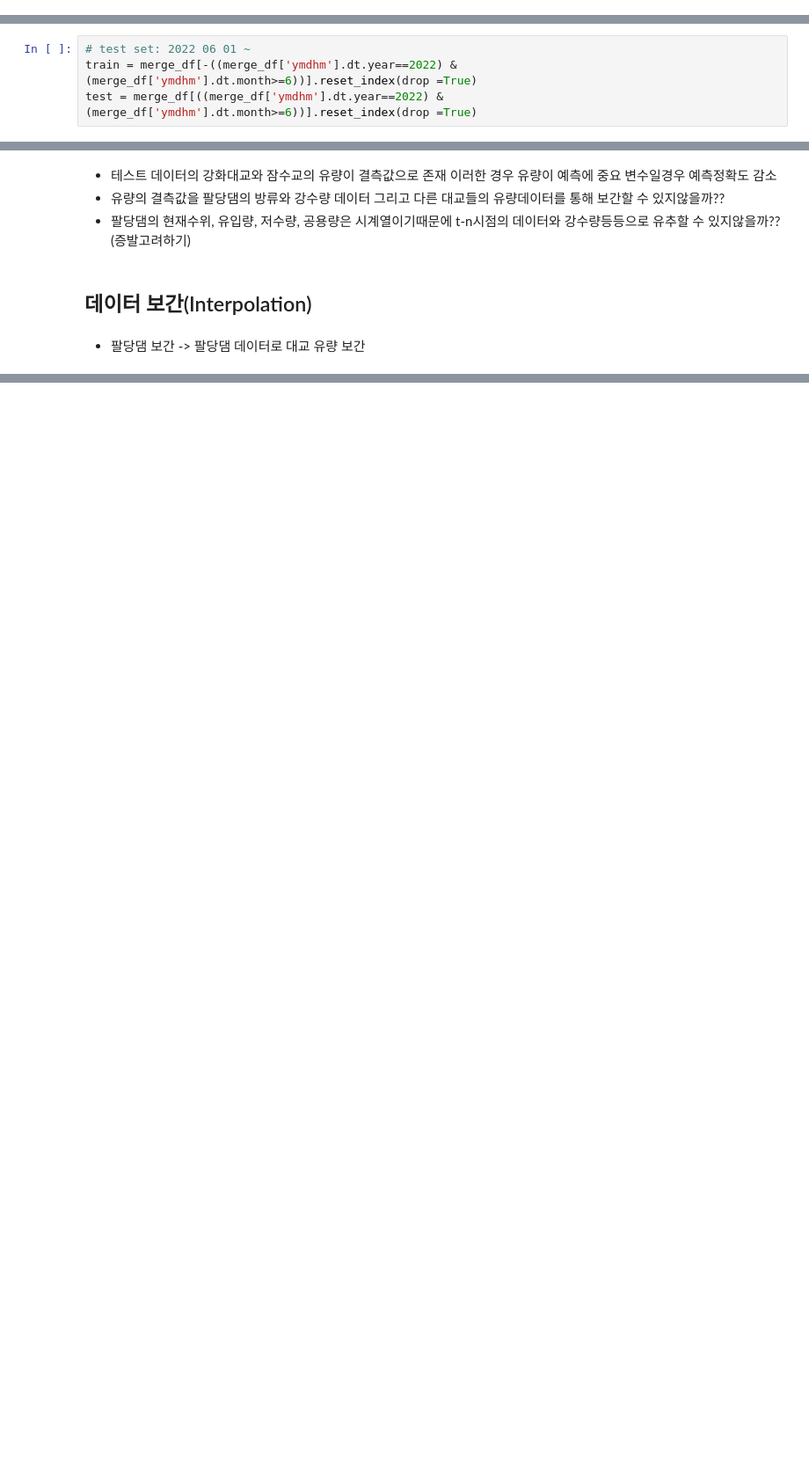
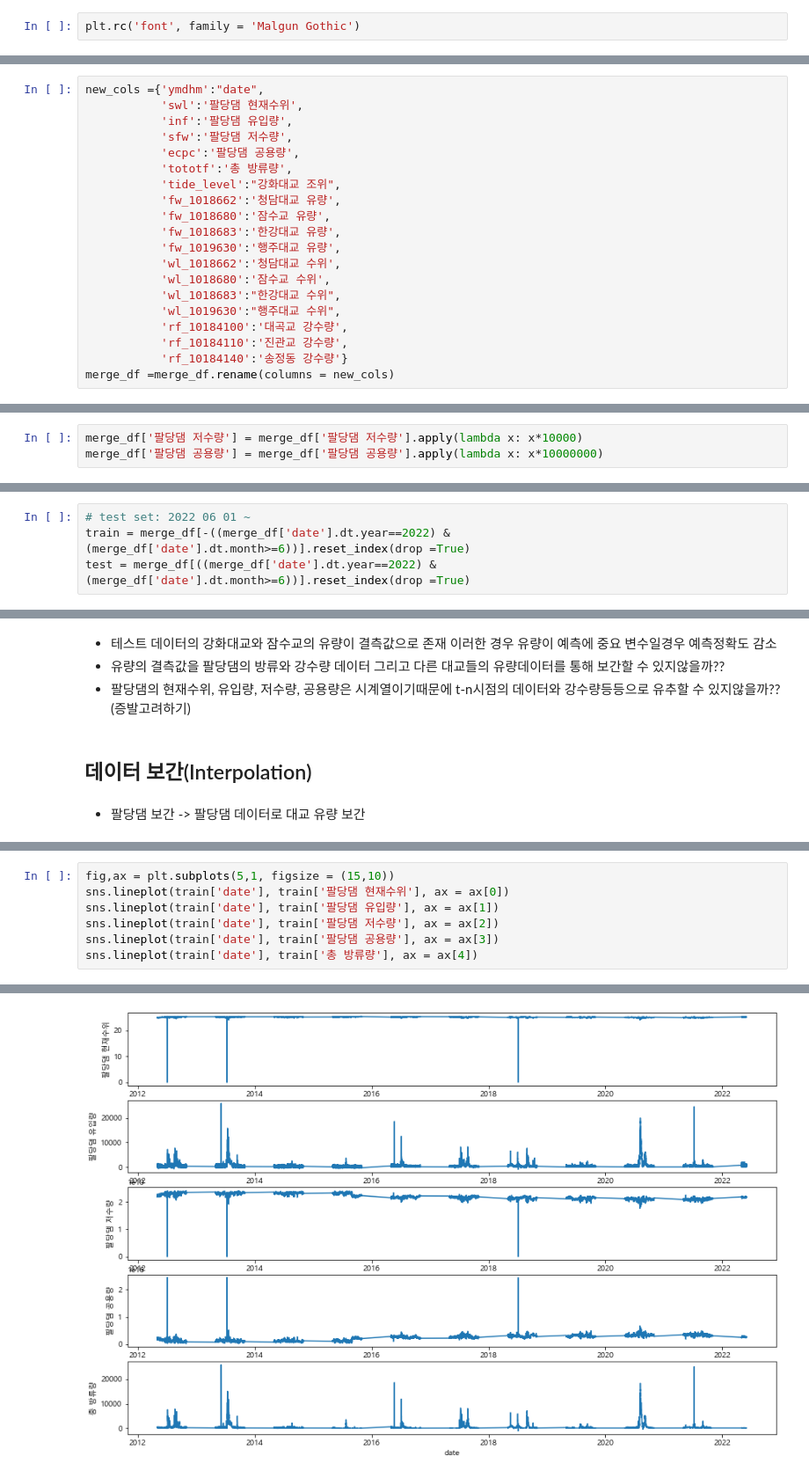
Before and after one commit to ljs7463/Dacon-HanRiverForecasting, a Jupyter notebook: 임정석/analysis.ipynb, the cells around one changed output, grey strips where cells are left out. Shown at 88% size. Saved outputs shown, nothing was run; the diff lists cells and outputs as text; blank space fills up the shorter version.

```diff
--- a/임정석/analysis.ipynb
+++ b/임정석/analysis.ipynb
@@ -23,3 +25,5 @@ sys.path.append(base_path)
+# %%
+plt.rc('font', family = 'Malgun Gothic')
 # %% [markdown]
 ## 데이터 로딩
 # %%
@@ -94,0 +101,20 @@ merge_df
+# %%
+new_cols ={'ymdhm':"date",
+           'swl':'팔당댐 현재수위',
+           'inf':'팔당댐 유입량',
+           'sfw':'팔당댐 저수량',
+           'ecpc':'팔당댐 공용량',
+           'tototf':'총 방류량',
+           'tide_level':"강화대교 조위",
+           'fw_1018662':'청담대교 유량',
+           'fw_1018680':'잠수교 유량',
+           'fw_1018683':'한강대교 유량',
+           'fw_1019630':'행주대교 유량',
+           'wl_1018662':'청담대교 수위',
+           'wl_1018680':'잠수교 수위',
+           'wl_1018683':"한강대교 수위",
+           'wl_1019630':"행주대교 수위",
+           'rf_10184100':'대곡교 강수량',
+           'rf_10184110':'진관교 강수량',
+           'rf_10184140':'송정동 강수량'}
+merge_df =merge_df.rename(columns = new_cols)
@@ -95,9 +123,12 @@ merge_df
+# %%
+merge_df['팔당댐 저수량'] = merge_df['팔당댐 저수량'].apply(lambda x: x*10000)
+merge_df['팔당댐 공용량'] = merge_df['팔당댐 공용량'].apply(lambda x: x*10000000)
 # %% [markdown]
 ## 데이터셋 분리(train, valid, test)
 # %%
 # test set: 2022 06 01 ~
-train = merge_df[-((merge_df['ymdhm'].dt.year==2022) & (merge_df['ymdhm'].dt.month>=6))].reset_index(drop =True)
-test = merge_df[((merge_df['ymdhm'].dt.year==2022) & (merge_df['ymdhm'].dt.month>=6))].reset_index(drop =True)
+train = merge_df[-((merge_df['date'].dt.year==2022) & (merge_df['date'].dt.month>=6))].reset_index(drop =True)
+test = merge_df[((merge_df['date'].dt.year==2022) & (merge_df['date'].dt.month>=6))].reset_index(drop =True)
 # %%
 test.isna().sum()
 # %% [output]
@@ -164,0 +186,8 @@ train['swl'].min()
+# %%
+fig,ax = plt.subplots(5,1, figsize = (15,10))
+sns.lineplot(train['date'], train['팔당댐 현재수위'], ax = ax[0])
+sns.lineplot(train['date'], train['팔당댐 유입량'], ax = ax[1])
+sns.lineplot(train['date'], train['팔당댐 저수량'], ax = ax[2])
+sns.lineplot(train['date'], train['팔당댐 공용량'], ax = ax[3])
+sns.lineplot(train['date'], train['총 방류량'], ax = ax[4])
+# %% [output]
@@ -164,0 +195 @@ train['swl'].min()
+[figure, added]
```
Also changed, not shown: parts of 26 cells of this notebook.
